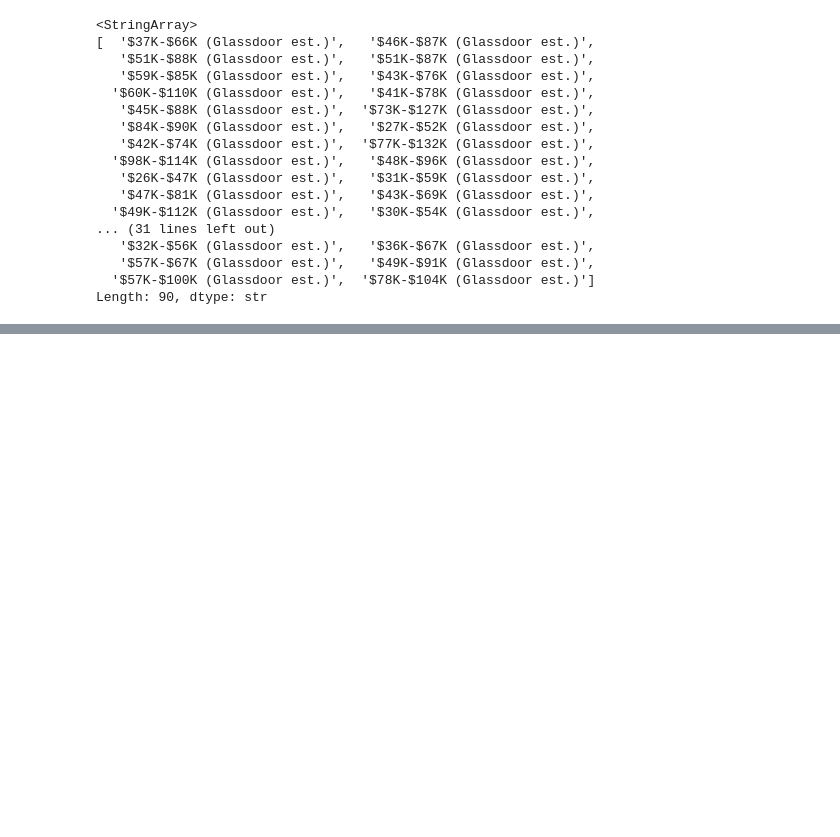
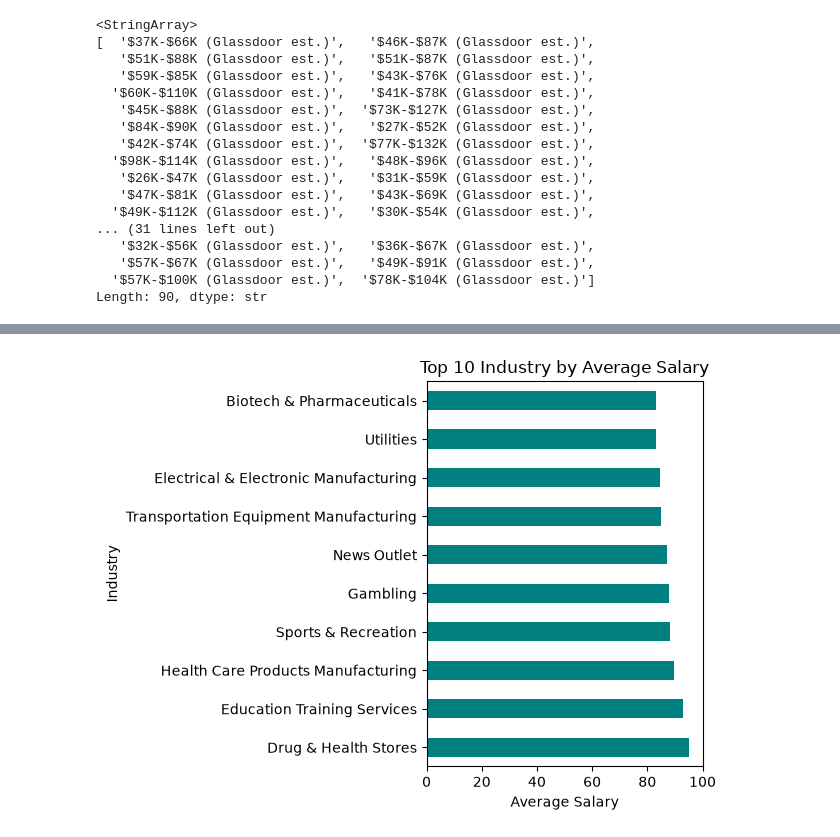
Before and after one commit to qudsalbreim4-ops/data-analyst-jobs-analysis, a Jupyter notebook: job_market_analysis.ipynb, the cells around one changed output, grey strips where cells are left out. Drawn from its saved outputs; the diff is of its cells as text; code cells hidden in the pictures; blank space fills up the shorter version.

Commit message:
add average salary by industry analysis with chart

```diff
--- a/job_market_analysis.ipynb
+++ b/job_market_analysis.ipynb
@@ -186,3 +186,7 @@ df["Salary Estimate"].unique()
    '$57K-$67K (Glassdoor est.)',   '$49K-$91K (Glassdoor est.)',
   '$57K-$100K (Glassdoor est.)',  '$78K-$104K (Glassdoor est.)']
 Length: 90, dtype: str
+# %%
+# creat an average salary column to make analysis easier
+df["Salary Avg"] = (df["Salary Min"] + df["Salary Max"])/2
+df[["Salary Min", "Salary Max", "Salary Avg"]].head()
@@ -188,0 +200,4 @@ Length: 90, dtype: str
+# %%
+# group jobs by indusrtry and calculate the average salary for each and sort values
+avg_salary_by_industry = df.groupby("Industry")["Salary Avg"].mean().sort_values(ascending = False)
+avg_salary_by_industry.head(10)
@@ -188,0 +217,14 @@ Length: 90, dtype: str
+# %%
+import matplotlib.pyplot as plt
+
+# plot the top 10 highest paying industries as a horizontal bar chart
+
+avg_salary_by_industry.head(10).plot(kind = "barh", color = "teal")
+
+plt.title("Top 10 Industry by Average Salary")
+plt.xlabel("Average Salary")
+plt.ylabel("Industry")
+plt.tight_layout()
+plt.show()
+# %% [output]
+[figure, added]
```
Also changed, not shown: parts of 2 cells of this notebook.
